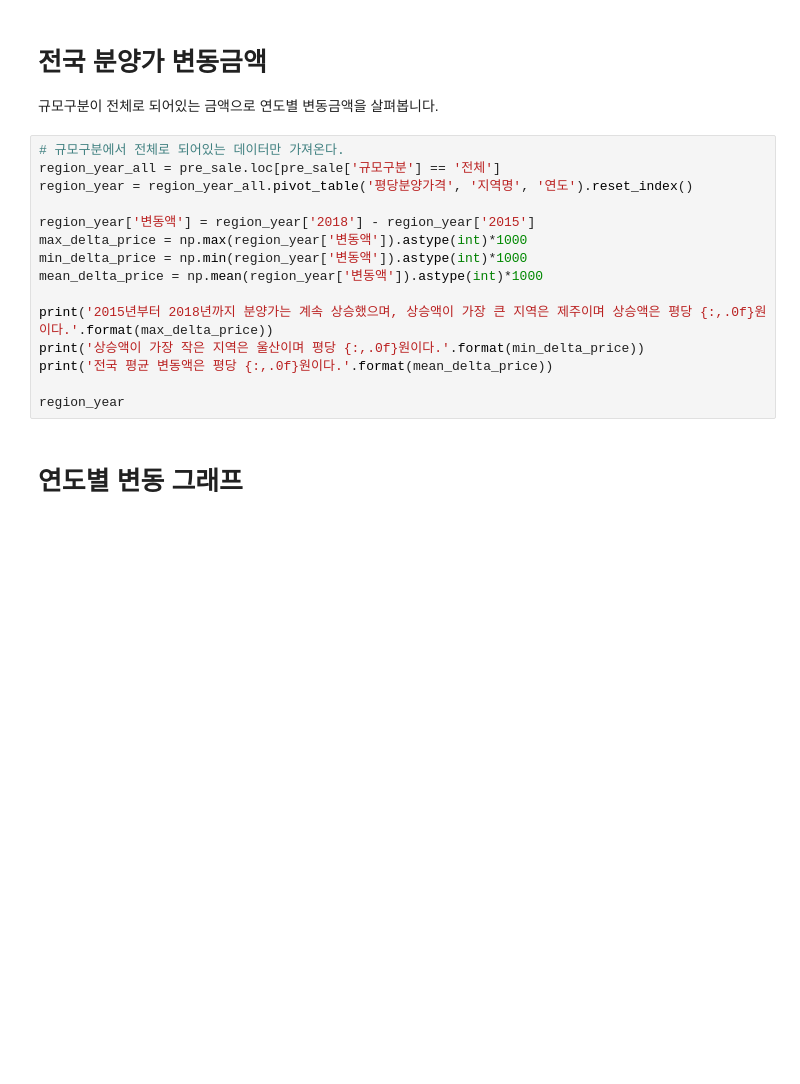
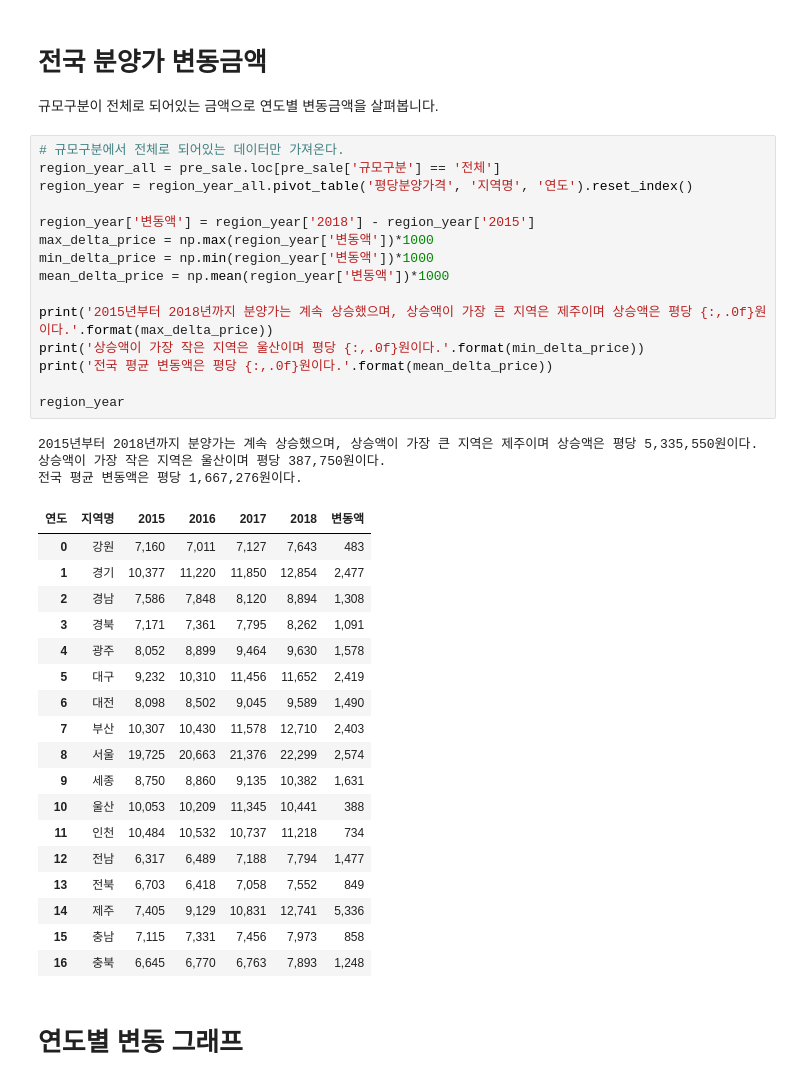
Before and after one commit to miningful/open-data-apt, a Jupyter notebook: apt_presale_price.ipynb, the cells around one changed output. Saved outputs shown, nothing was run; the diff lists cells and outputs as text; blank space fills up the shorter version.

```diff
--- a/apt_presale_price.ipynb
+++ b/apt_presale_price.ipynb
@@ -64,18 +170,40 @@ pre_sale.pivot_table('평당분양가격', '규모구분', '연도')
 # %%
 # 규모구분에서 전체로 되어있는 데이터만 가져온다.
 region_year_all = pre_sale.loc[pre_sale['규모구분'] == '전체']
 region_year = region_year_all.pivot_table('평당분양가격', '지역명', '연도').reset_index()
 
 region_year['변동액'] = region_year['2018'] - region_year['2015']
-max_delta_price = np.max(region_year['변동액']).astype(int)*1000
-min_delta_price = np.min(region_year['변동액']).astype(int)*1000
-mean_delta_price = np.mean(region_year['변동액']).astype(int)*1000
+max_delta_price = np.max(region_year['변동액'])*1000
+min_delta_price = np.min(region_year['변동액'])*1000
+mean_delta_price = np.mean(region_year['변동액'])*1000
 
 print('2015년부터 2018년까지 분양가는 계속 상승했으며, 상승액이 가장 큰 지역은 제주이며 상승액은 평당 {:,.0f}원이다.'.format(max_delta_price))
 print('상승액이 가장 작은 지역은 울산이며 평당 {:,.0f}원이다.'.format(min_delta_price))
 print('전국 평균 변동액은 평당 {:,.0f}원이다.'.format(mean_delta_price))
 
 region_year
+# %% [output]
+2015년부터 2018년까지 분양가는 계속 상승했으며, 상승액이 가장 큰 지역은 제주이며 상승액은 평당 5,335,550원이다.
+상승액이 가장 작은 지역은 울산이며 평당 387,750원이다.
+전국 평균 변동액은 평당 1,667,276원이다.
+| 연도 | 지역명 | 2015 | 2016 | 2017 | 2018 | 변동액 |
+| 0 | 강원 | 7,160 | 7,011 | 7,127 | 7,643 | 483 |
+| 1 | 경기 | 10,377 | 11,220 | 11,850 | 12,854 | 2,477 |
+| 2 | 경남 | 7,586 | 7,848 | 8,120 | 8,894 | 1,308 |
+| 3 | 경북 | 7,171 | 7,361 | 7,795 | 8,262 | 1,091 |
+| 4 | 광주 | 8,052 | 8,899 | 9,464 | 9,630 | 1,578 |
+| 5 | 대구 | 9,232 | 10,310 | 11,456 | 11,652 | 2,419 |
+| 6 | 대전 | 8,098 | 8,502 | 9,045 | 9,589 | 1,490 |
+| 7 | 부산 | 10,307 | 10,430 | 11,578 | 12,710 | 2,403 |
+| 8 | 서울 | 19,725 | 20,663 | 21,376 | 22,299 | 2,574 |
+| 9 | 세종 | 8,750 | 8,860 | 9,135 | 10,382 | 1,631 |
+| 10 | 울산 | 10,053 | 10,209 | 11,345 | 10,441 | 388 |
+| 11 | 인천 | 10,484 | 10,532 | 10,737 | 11,218 | 734 |
+| 12 | 전남 | 6,317 | 6,489 | 7,188 | 7,794 | 1,477 |
+| 13 | 전북 | 6,703 | 6,418 | 7,058 | 7,552 | 849 |
+| 14 | 제주 | 7,405 | 9,129 | 10,831 | 12,741 | 5,336 |
+| 15 | 충남 | 7,115 | 7,331 | 7,456 | 7,973 | 858 |
+| 16 | 충북 | 6,645 | 6,770 | 6,763 | 7,893 | 1,248 |
 # %% [markdown]
 # 연도별 변동 그래프
 # %%
```
Also changed, not shown: parts of 53 cells of this notebook.
